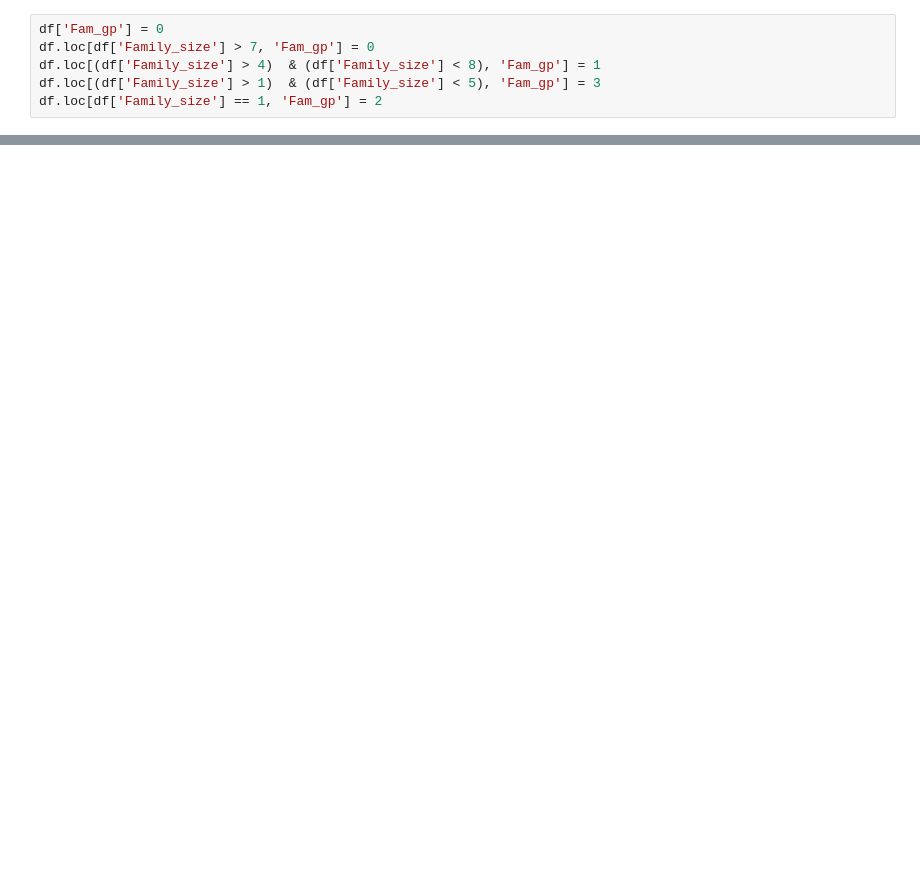
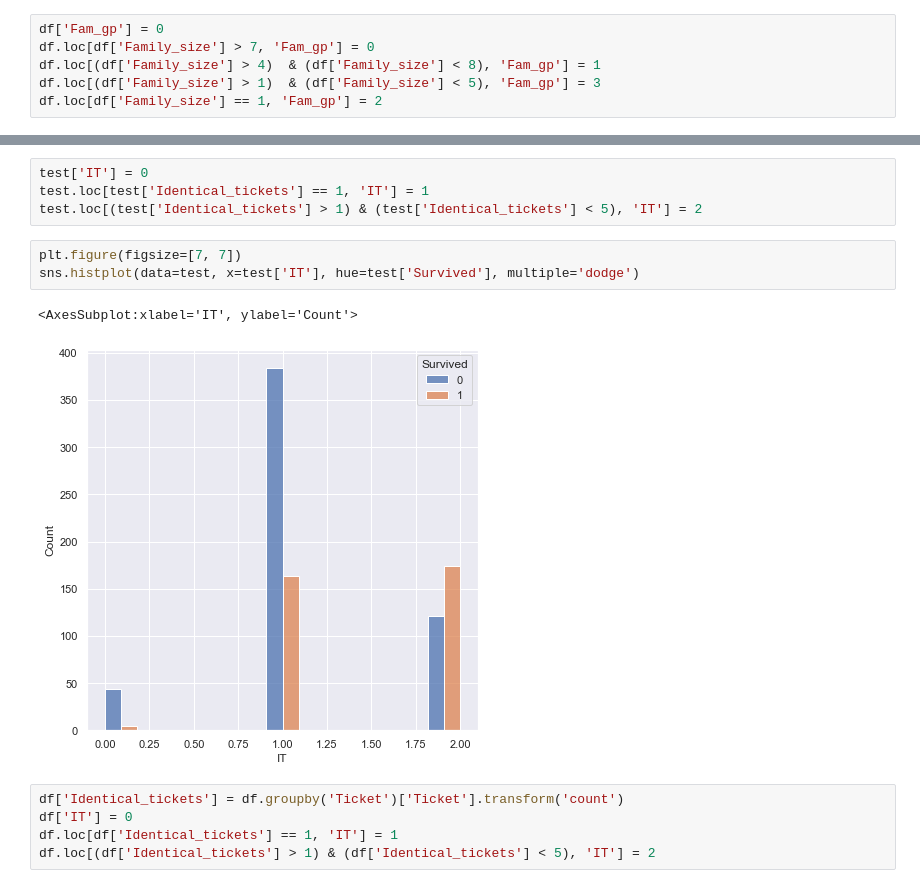
Before and after one commit to warshtayner/Kaggle_Titanic, a Jupyter notebook: version_4.ipynb, the cells around one changed output, grey strips where cells are left out. Saved outputs shown, nothing was run; the diff lists cells and outputs as text; blank space fills up the shorter version.

```diff
--- a/version_4.ipynb
+++ b/version_4.ipynb
@@ -459,0 +505,15 @@ df.loc[df['Family_size'] == 1, 'Fam_gp'] = 2
+# %%
+test['IT'] = 0
+test.loc[test['Identical_tickets'] == 1, 'IT'] = 1
+test.loc[(test['Identical_tickets'] > 1) & (test['Identical_tickets'] < 5), 'IT'] = 2
+# %%
+plt.figure(figsize=[7, 7])
+sns.histplot(data=test, x=test['IT'], hue=test['Survived'], multiple='dodge')
+# %% [output]
+<AxesSubplot:xlabel='IT', ylabel='Count'>
+[figure, added]
+# %%
+df['Identical_tickets'] = df.groupby('Ticket')['Ticket'].transform('count')
+df['IT'] = 0
+df.loc[df['Identical_tickets'] == 1, 'IT'] = 1
+df.loc[(df['Identical_tickets'] > 1) & (df['Identical_tickets'] < 5), 'IT'] = 2
```
Also changed, not shown: parts of 85 cells of this notebook, 3 other files.
